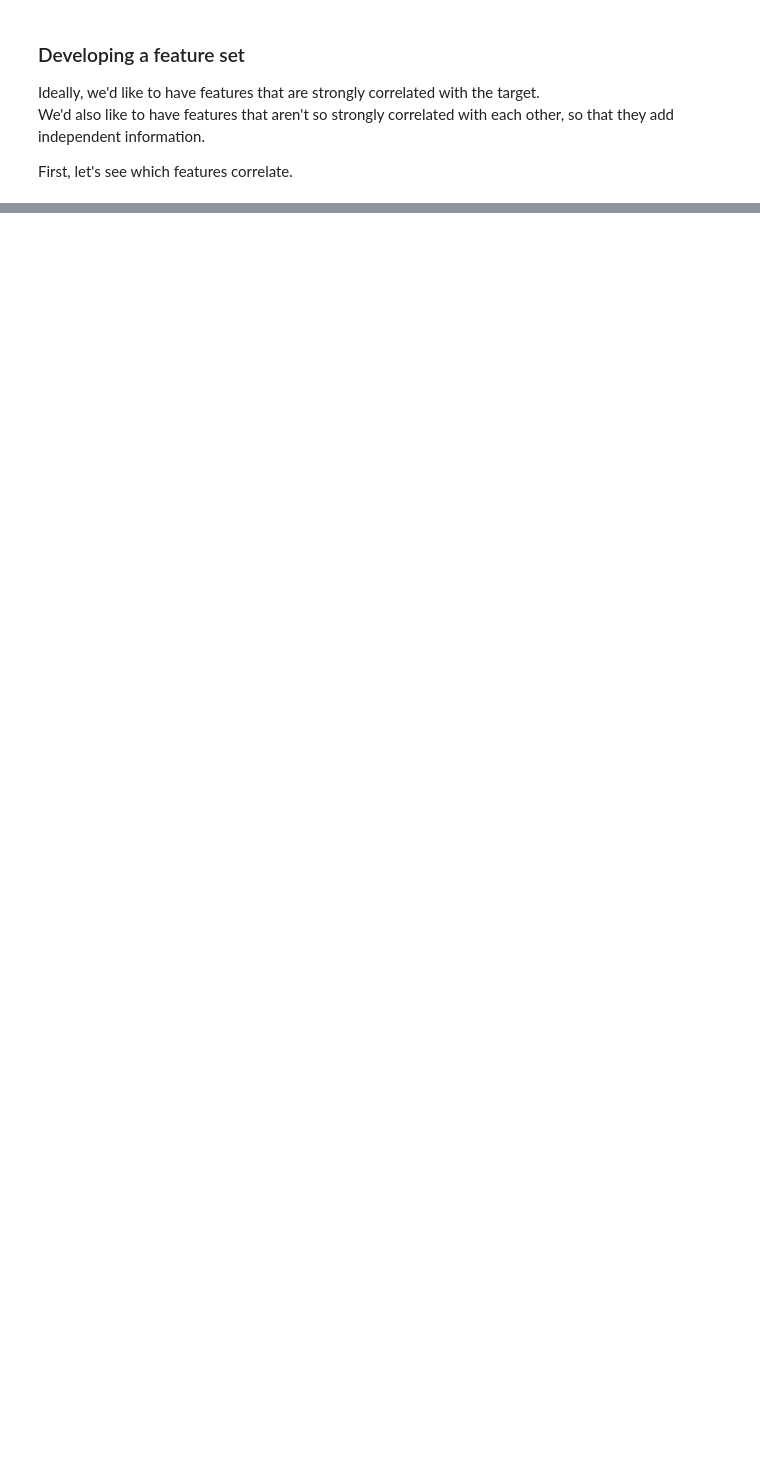
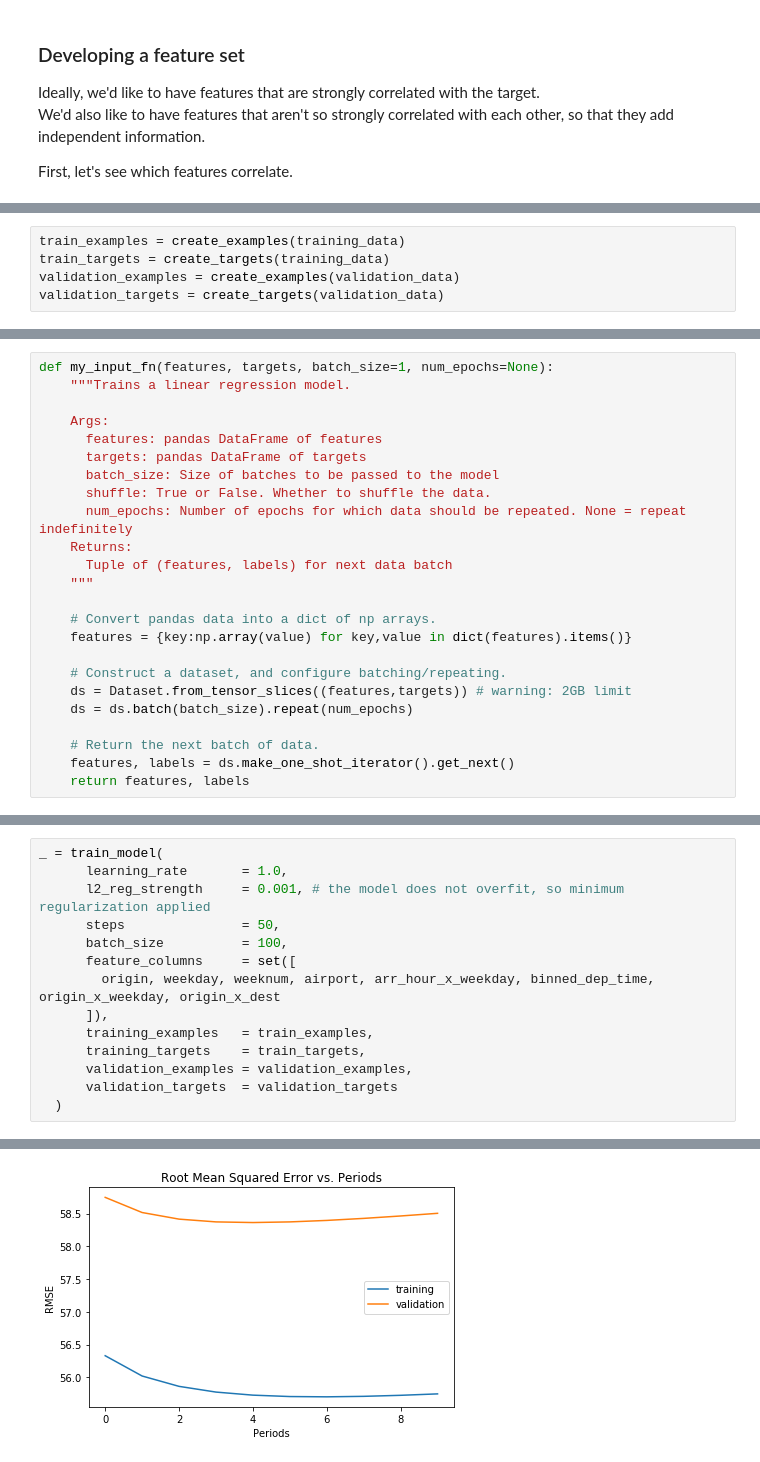
Before and after one commit to gafrom/flights, a Jupyter notebook: assignment.ipynb, the cells around one changed output, grey strips where cells are left out. Drawn from its saved outputs; the diff is of its cells as text; blank space fills up the shorter version.

```diff
--- a/assignment.ipynb
+++ b/assignment.ipynb
@@ -181,0 +235,5 @@ array(['BWI', 'BOS', 'PBI', 'SDF', 'DCA', 'CLT', 'BHM', 'ORD', 'XNA',
+# %%
+train_examples = create_examples(training_data)
+train_targets = create_targets(training_data)
+validation_examples = create_examples(validation_data)
+validation_targets = create_targets(validation_data)
@@ -181,0 +293,24 @@ array(['BWI', 'BOS', 'PBI', 'SDF', 'DCA', 'CLT', 'BHM', 'ORD', 'XNA',
+# %%
+def my_input_fn(features, targets, batch_size=1, num_epochs=None):
+    """Trains a linear regression model.
+
+    Args:
+      features: pandas DataFrame of features
+      targets: pandas DataFrame of targets
+      batch_size: Size of batches to be passed to the model
+      shuffle: True or False. Whether to shuffle the data.
+      num_epochs: Number of epochs for which data should be repeated. None = repeat indefinitely
+    Returns:
+      Tuple of (features, labels) for next data batch
+    """
+
+    # Convert pandas data into a dict of np arrays.
+    features = {key:np.array(value) for key,value in dict(features).items()}
+
+    # Construct a dataset, and configure batching/repeating.
+    ds = Dataset.from_tensor_slices((features,targets)) # warning: 2GB limit
+    ds = ds.batch(batch_size).repeat(num_epochs)
+
+    # Return the next batch of data.
+    features, labels = ds.make_one_shot_iterator().get_next()
+    return features, labels
@@ -181,0 +415,15 @@ array(['BWI', 'BOS', 'PBI', 'SDF', 'DCA', 'CLT', 'BHM', 'ORD', 'XNA',
+# %%
+_ = train_model(
+      learning_rate       = 1.0,
+      l2_reg_strength     = 0.001, # the model does not overfit, so minimum regularization applied
+      steps               = 50,
+      batch_size          = 100,
+      feature_columns     = set([
+        origin, weekday, weeknum, airport, arr_hour_x_weekday, binned_dep_time, origin_x_weekday, origin_x_dest
+      ]),
+      training_examples   = train_examples,
+      training_targets    = train_targets,
+      validation_examples = validation_examples,
+      validation_targets  = validation_targets
+  )
+# %% [output]
@@ -181,0 +447 @@ array(['BWI', 'BOS', 'PBI', 'SDF', 'DCA', 'CLT', 'BHM', 'ORD', 'XNA',
+[figure, added]
```
Also changed, not shown: parts of 22 cells of this notebook.
